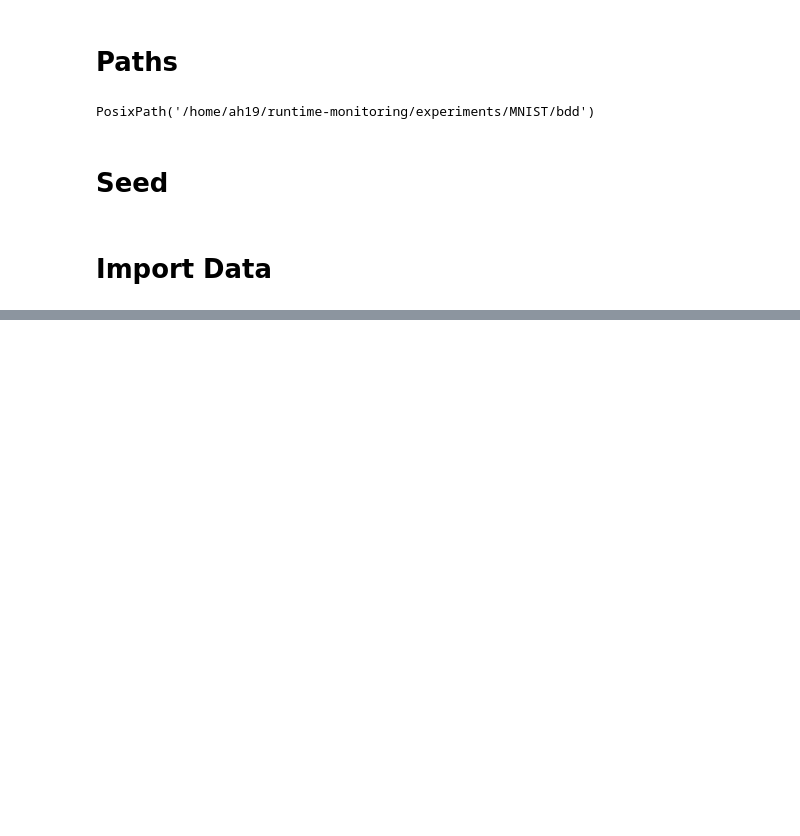
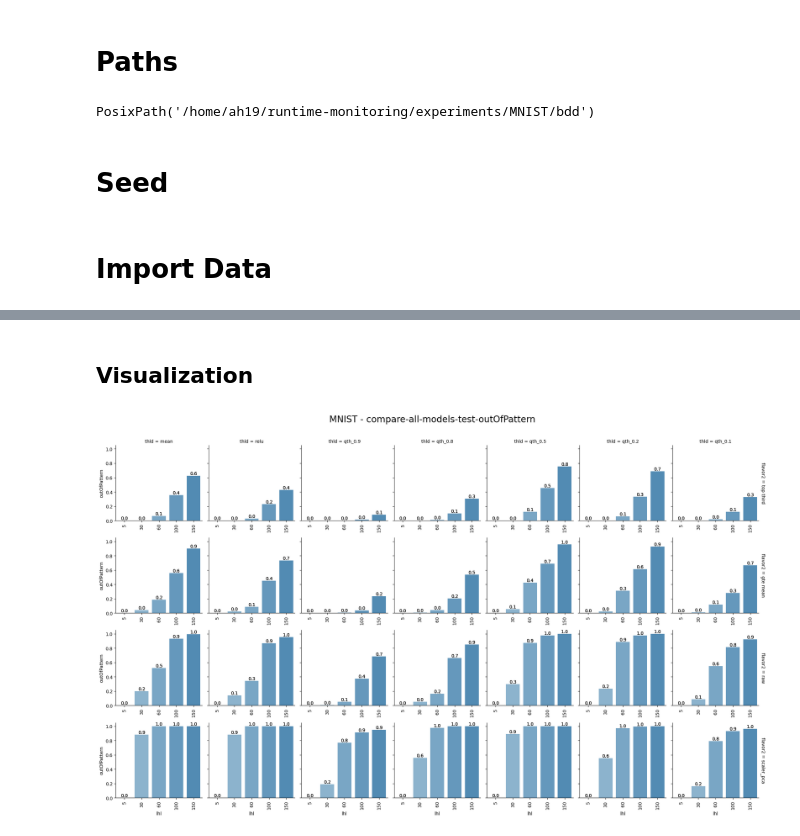
Before and after one commit to ahmadhatahet/runtime-monitoring, a Jupyter notebook: experiments/analyze-bdd-stats.ipynb, the cells around one changed output, grey strips where cells are left out. Saved outputs shown, nothing was run; the diff lists cells and outputs as text; code cells hidden in the pictures; blank space fills up the shorter version.

Commit message:
add plots and stat test

```diff
--- a/experiments/analyze-bdd-stats.ipynb
+++ b/experiments/analyze-bdd-stats.ipynb
@@ -98,4 +92,9 @@ def read_df(path, f, lhl, bs):
     return d
 
 def collect_dfs(path, key, f, lhl, bs):
-    return pd.concat([read_df(p, f, lhl, bs) for p in path.glob(f'all*{key}*.csv')])
+    t = []
+    for p in path.glob(f'all*{key}*.csv'):
+        t.append(read_df(p, f, lhl, bs))
+
+    if t == []: return pd.DataFrame()
+    return pd.concat(t)
@@ -107,3 +105,4 @@ for lhl, flavor in product(lhl_neurons, flavors)])
 # %%
-df_score = pd.concat([collect_dfs(path_bdd / f'{DATASET}_{optim}-{batch_size}-{lhl}/{flavor}', 'scores', flavor, lhl, batch_size ) \
-for lhl, flavor in product(lhl_neurons, flavors)])
+df_score = pd.concat(
+    [collect_dfs(path_bdd / f'{DATASET}_{optim}-{batch_size}-{lhl}/{flavor}', 'scores', flavor, lhl, batch_size ) \
+    for lhl, flavor in product(lhl_neurons, flavors)])
@@ -137,0 +125,5 @@ df_score.sample(10)
+# %% [markdown]
+## Visualization
+# %%
+# merge flavor and subset_type column
+df_score['flavor2'] = np.where(df_score['flavor'] == 'scaler_pca', 'scaler_pca', df_score['subset_type'])
@@ -138 +134,50 @@ df_score.sample(10)
+# %%
+# which threshold is better for eta 0 and stage test
+# rows are flavor2
+# columns are thld
+# bar for each lhl
+
+stage = 'test'
+
+scores_best_thld = (df_score['y'] == 'all') & \
+    (df_score['eta'] == 0) & \
+    (df_score['stage'] == stage)
+
+metric = "outOfPattern"
+# metric = "outOfPatternMisclassified"
+
+# df_score.loc[scores_best_thld]
+
+palette = sns.color_palette('Blues_d', 10)
+scores_best_thld_df = df_score.loc[scores_best_thld]
+
+sea = sns.FacetGrid(scores_best_thld_df, col="thld", row="flavor2", margin_titles=True, sharex=False,
+                   row_order=['top third', 'gte mean', 'raw', 'scaler_pca'],
+                   col_order=['mean', 'relu', 'qth_0.9', 'qth_0.8', 'qth_0.5', 'qth_0.2', 'qth_0.1'])
+sea.map(sns.barplot, "lhl", metric, errorbar=None, palette=palette)
+
+for k, ax in sea.axes_dict.items():
+    for container in ax.containers:
+        ax.bar_label(container, fmt='%.1f')
+
+for k, ax in sea.axes_dict.items():
+    # start y from 0
+    ax.set_ylim(0)
+    # add data labels
+    for container in ax.containers:
+        ax.bar_label(container, fmt='%.1f')
+    # rotate x axis
+    for item in ax.get_xticklabels():
+        item.set_rotation(90)
+
+# sea.set_titles(row_template='', col_template='')
+
+plt.tight_layout()
+sea.fig.suptitle(f'{DATASET} - compare-all-models-{stage}-{metric}', y=1.05, fontsize=20)
+
+# plt.savefig(path_bdd / f'compare-all-models-{metric}.png', dpi=300, transparent=False)
+
+plt.show()
+# %% [output]
+[figure, added]
 # %%
```
Also changed, not shown: parts of 28 cells of this notebook.
